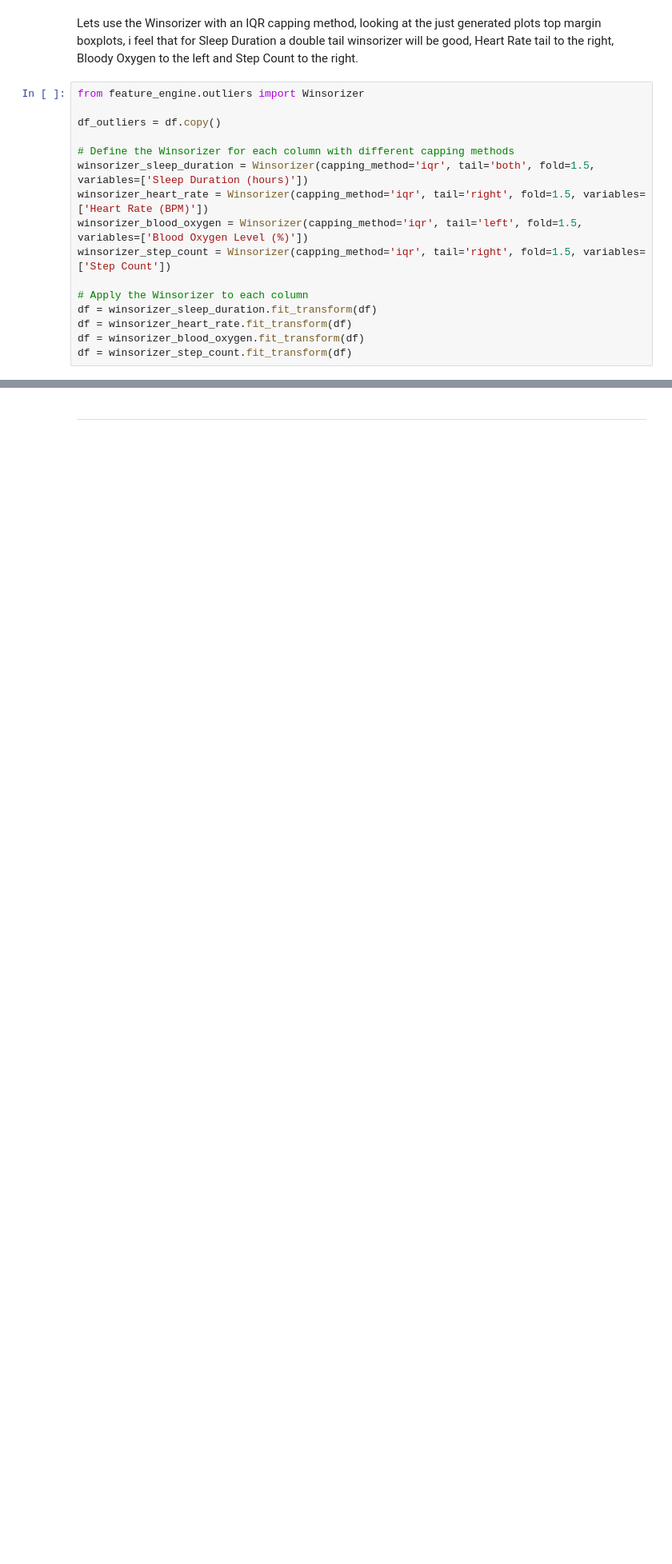
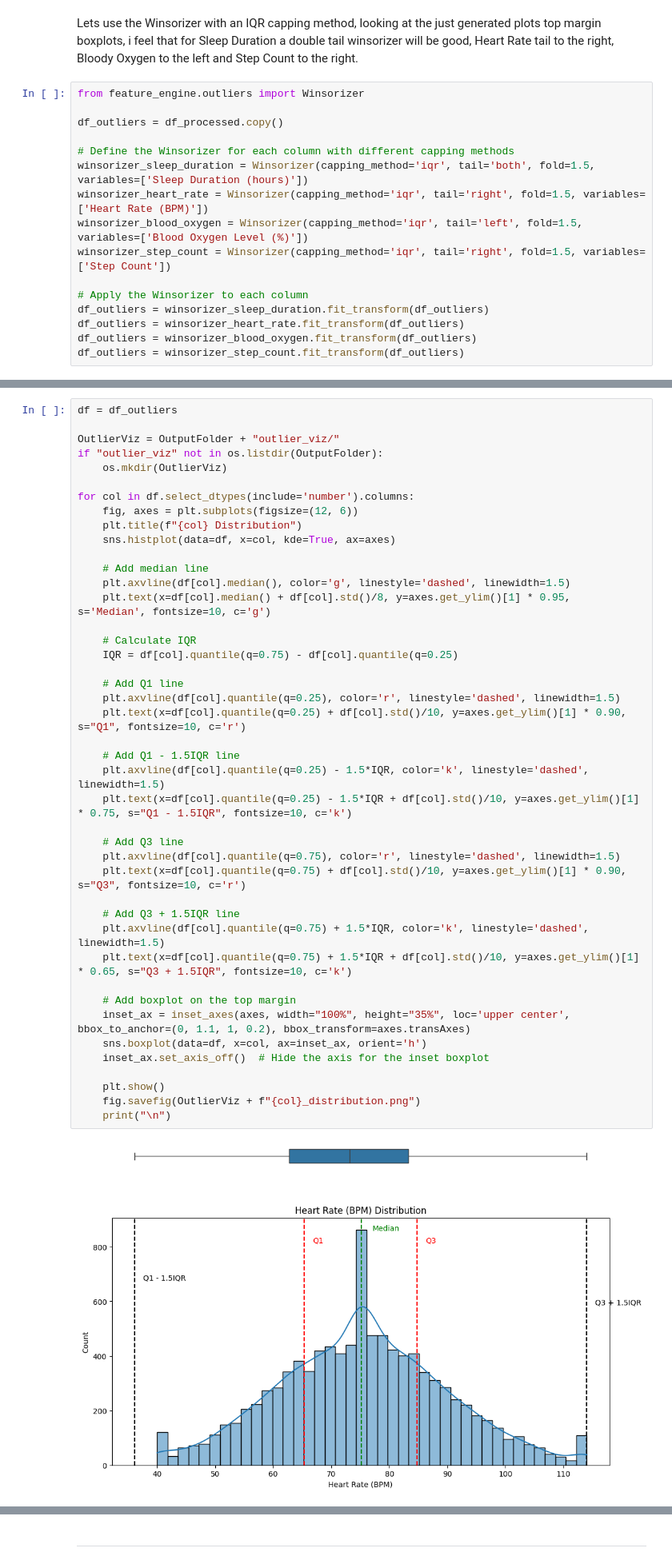
Before and after one commit to MaxBWiseman/Predictive_Analytics_Project, a Jupyter notebook: jupyter_notebooks/Data_Cleaning_Notepad.ipynb, the cells around one changed output, grey strips where cells are left out. Shown at 80% size. Drawn from its saved outputs; the diff is of its cells as text; blank space fills up the shorter version.

Commit message:
Data cleaning notebook done
Last commit failed for some reason.

```diff
--- a/jupyter_notebooks/Data_Cleaning_Notepad.ipynb
+++ b/jupyter_notebooks/Data_Cleaning_Notepad.ipynb
@@ -256,7 +256,7 @@ Lets use the Winsorizer with an IQR capping method, looking at the just generate
 # %%
 from feature_engine.outliers import Winsorizer
 
-df_outliers = df.copy()
+df_outliers = df_processed.copy()
 
 # Define the Winsorizer for each column with different capping methods
 winsorizer_sleep_duration = Winsorizer(capping_method='iqr', tail='both', fold=1.5, variables=['Sleep Duration (hours)'])
@@ -265,7 +265,7 @@ winsorizer_blood_oxygen = Winsorizer(capping_method='iqr', tail='left', fold=1.5
 winsorizer_step_count = Winsorizer(capping_method='iqr', tail='right', fold=1.5, variables=['Step Count'])
 
 # Apply the Winsorizer to each column
-df = winsorizer_sleep_duration.fit_transform(df)
-df = winsorizer_heart_rate.fit_transform(df)
-df = winsorizer_blood_oxygen.fit_transform(df)
-df = winsorizer_step_count.fit_transform(df)
+df_outliers = winsorizer_sleep_duration.fit_transform(df_outliers)
+df_outliers = winsorizer_heart_rate.fit_transform(df_outliers)
+df_outliers = winsorizer_blood_oxygen.fit_transform(df_outliers)
+df_outliers = winsorizer_step_count.fit_transform(df_outliers)
@@ -273,0 +274,45 @@ Section 2 content
+# %%
+df = df_outliers
+
+OutlierViz = OutputFolder + "outlier_viz/"
+if "outlier_viz" not in os.listdir(OutputFolder):
+    os.mkdir(OutlierViz)
+
+for col in df.select_dtypes(include='number').columns:
+    fig, axes = plt.subplots(figsize=(12, 6))
+    plt.title(f"{col} Distribution")
+    sns.histplot(data=df, x=col, kde=True, ax=axes)
+
+    # Add median line
+    plt.axvline(df[col].median(), color='g', linestyle='dashed', linewidth=1.5)
+    plt.text(x=df[col].median() + df[col].std()/8, y=axes.get_ylim()[1] * 0.95, s='Median', fontsize=10, c='g')
+
+    # Calculate IQR
+    IQR = df[col].quantile(q=0.75) - df[col].quantile(q=0.25)
+
+    # Add Q1 line
+    plt.axvline(df[col].quantile(q=0.25), color='r', linestyle='dashed', linewidth=1.5)
+    plt.text(x=df[col].quantile(q=0.25) + df[col].std()/10, y=axes.get_ylim()[1] * 0.90, s="Q1", fontsize=10, c='r')
+
+    # Add Q1 - 1.5IQR line
+    plt.axvline(df[col].quantile(q=0.25) - 1.5*IQR, color='k', linestyle='dashed', linewidth=1.5)
+    plt.text(x=df[col].quantile(q=0.25) - 1.5*IQR + df[col].std()/10, y=axes.get_ylim()[1] * 0.75, s="Q1 - 1.5IQR", fontsize=10, c='k')
+
+    # Add Q3 line
+    plt.axvline(df[col].quantile(q=0.75), color='r', linestyle='dashed', linewidth=1.5)
+    plt.text(x=df[col].quantile(q=0.75) + df[col].std()/10, y=axes.get_ylim()[1] * 0.90, s="Q3", fontsize=10, c='r')
+
+    # Add Q3 + 1.5IQR line
+    plt.axvline(df[col].quantile(q=0.75) + 1.5*IQR, color='k', linestyle='dashed', linewidth=1.5)
+    plt.text(x=df[col].quantile(q=0.75) + 1.5*IQR + df[col].std()/10, y=axes.get_ylim()[1] * 0.65, s="Q3 + 1.5IQR", fontsize=10, c='k')
+
+    # Add boxplot on the top margin
+    inset_ax = inset_axes(axes, width="100%", height="35%", loc='upper center', bbox_to_anchor=(0, 1.1, 1, 0.2), bbox_transform=axes.transAxes)
+    sns.boxplot(data=df, x=col, ax=inset_ax, orient='h')
+    inset_ax.set_axis_off()  # Hide the axis for the inset boxplot
+
+    plt.show()
+    fig.savefig(OutlierViz + f"{col}_distribution.png")
+    print("\n")
+# %% [output]
+[figure, added]
```
Also changed, not shown: parts of 9 cells of this notebook.
